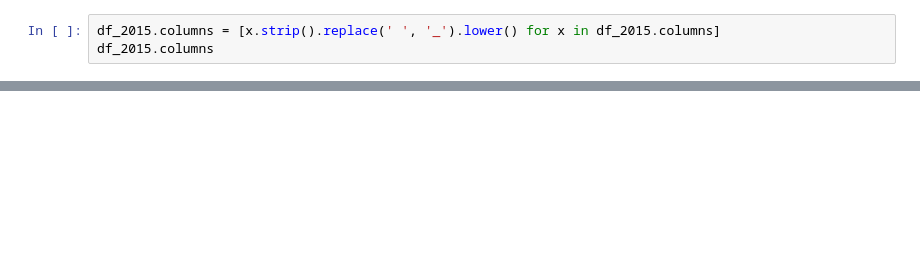
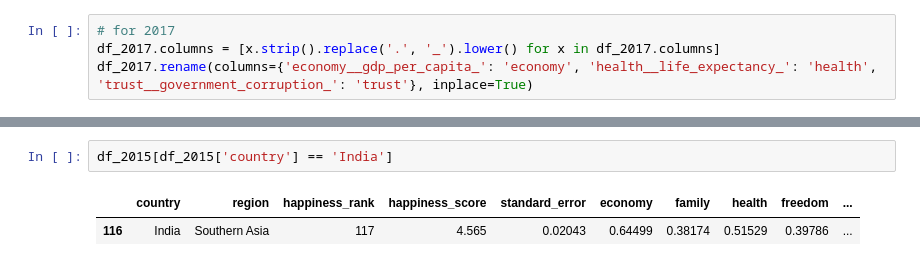
Before and after one commit to abhisheksinha27x/Data-Analysis-Projects, a Jupyter notebook: world_happiness_report/main.ipynb, the cells around one changed output, grey strips where cells are left out. Cells and saved outputs as stored; diff of their text form; blank space fills up the shorter version.

```diff
--- a/world_happiness_report/main.ipynb
+++ b/world_happiness_report/main.ipynb
@@ -53,3 +21,4 @@ df_2015.describe()
 # %%
-df_2015.columns = [x.strip().replace(' ', '_').lower() for x in df_2015.columns]
-df_2015.columns
+# for 2017
+df_2017.columns = [x.strip().replace('.', '_').lower() for x in df_2017.columns]
+df_2017.rename(columns={'economy__gdp_per_capita_': 'economy', 'health__life_expectancy_': 'health', 'trust__government_corruption_': 'trust'}, inplace=True)
@@ -119,0 +31,5 @@ plt.show()
+# %%
+df_2015[df_2015['country'] == 'India']
+# %% [output]
+|  | country | region | happiness_rank | happiness_score | standard_error | economy | family | health | freedom | ... |
+| 116 | India | Southern Asia | 117 | 4.565 | 0.02043 | 0.64499 | 0.38174 | 0.51529 | 0.39786 | ... |
```
Also changed, not shown: parts of 13 cells of this notebook.
